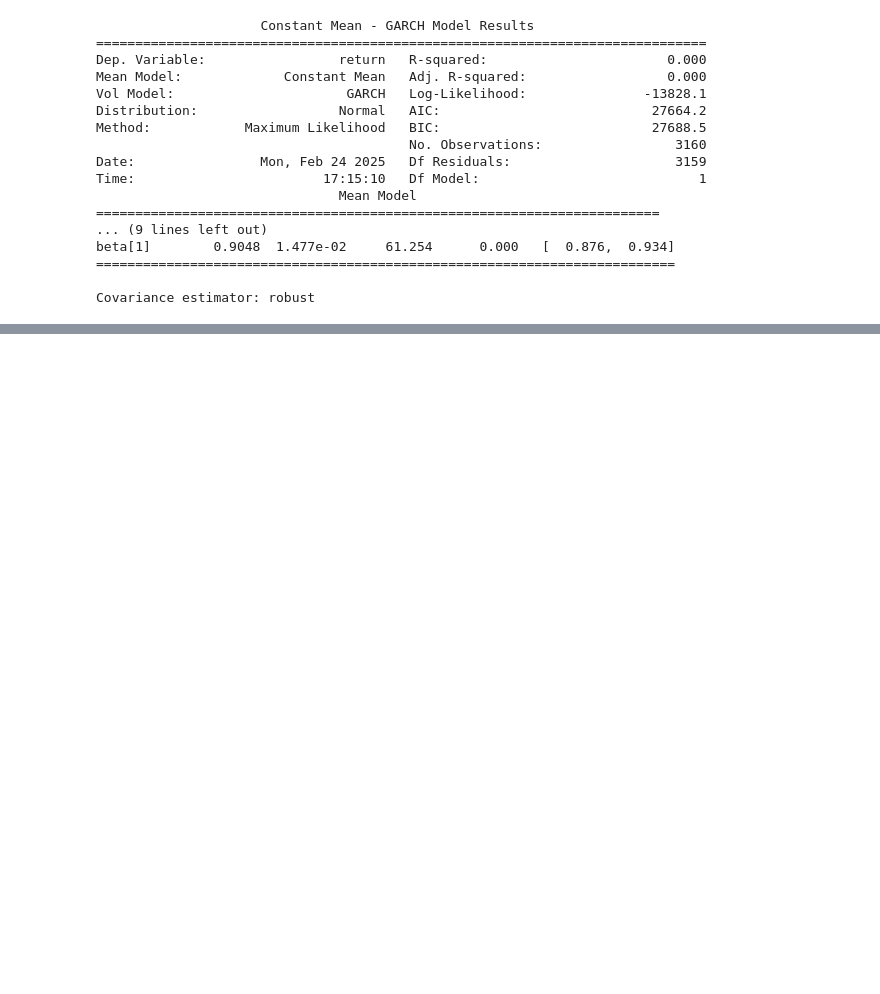
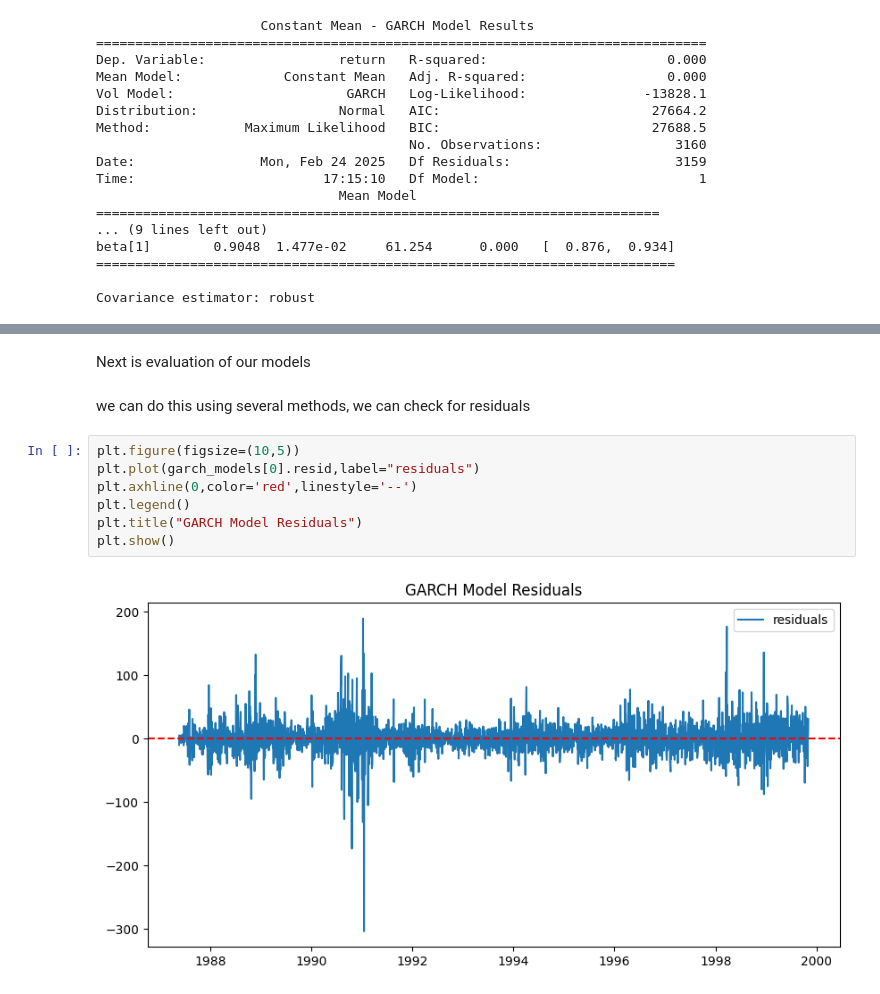
Before and after one commit to basleal22/kaim-week-10, a Jupyter notebook: notebooks/model_vis.ipynb, the cells around one changed output, grey strips where cells are left out. Saved outputs shown, nothing was run; the diff lists cells and outputs as text; blank space fills up the shorter version.

Commit message:
evaluated our model via ljung box test and plot residuals

```diff
--- a/notebooks/model_vis.ipynb
+++ b/notebooks/model_vis.ipynb
@@ -227,0 +209,13 @@ Covariance estimator: robust
+# %% [markdown]
+Next is evaluation of our models
+# %% [markdown]
+we can do this using several methods, we can check for residuals
+# %%
+plt.figure(figsize=(10,5))
+plt.plot(garch_models[0].resid,label="residuals")
+plt.axhline(0,color='red',linestyle='--')
+plt.legend()
+plt.title("GARCH Model Residuals")
+plt.show()
+# %% [output]
+[figure, added]
```
Also changed, not shown: parts of 11 cells of this notebook.
